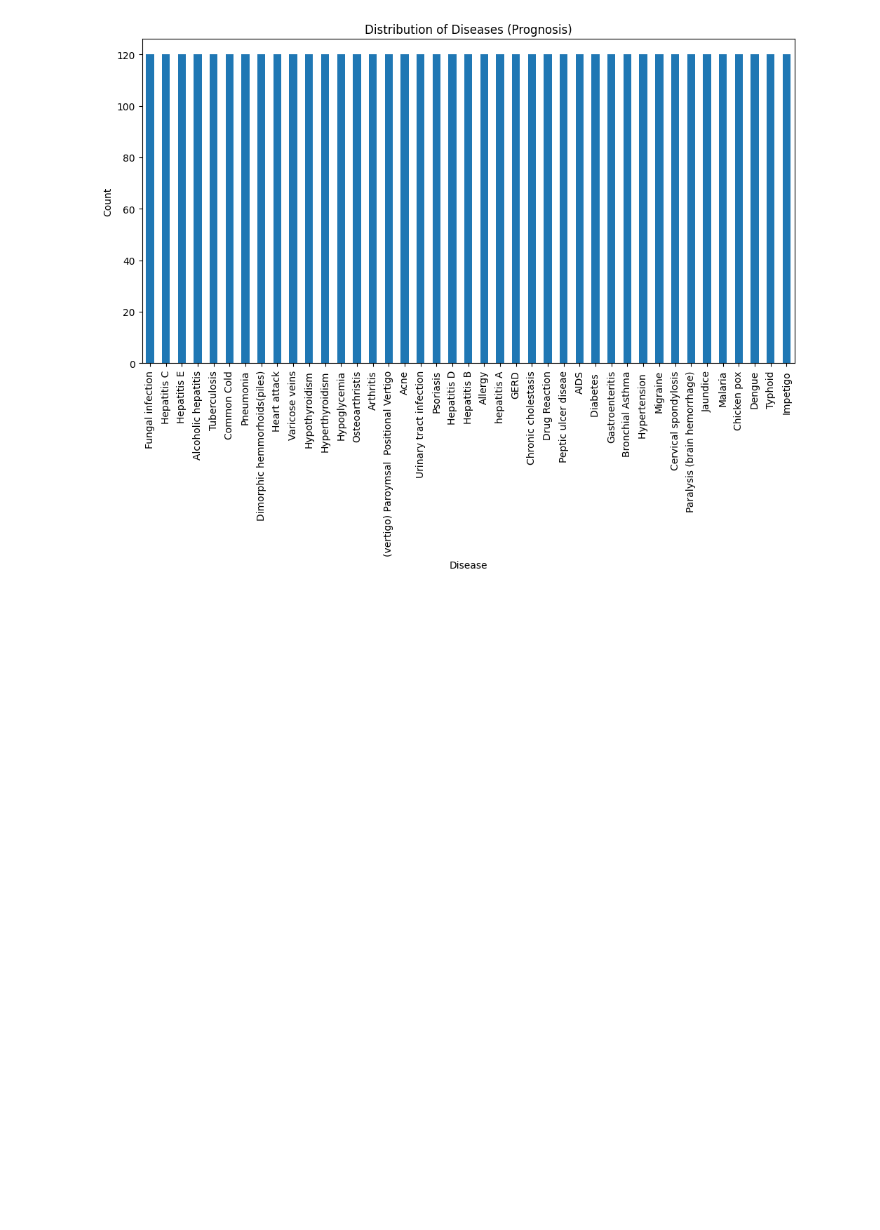
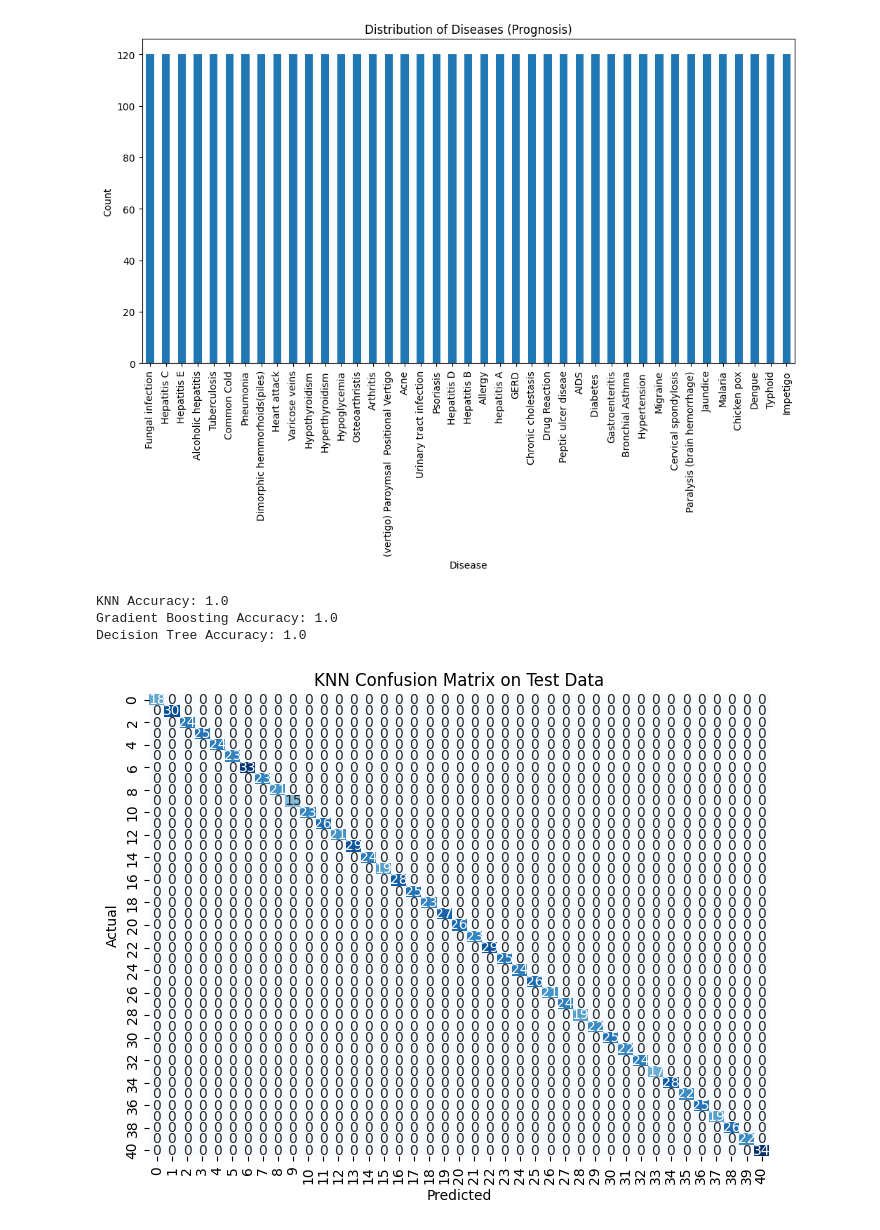
Before and after one commit to Tejaswar5/Disease-prediction, a Jupyter notebook: disease_prediction.ipynb, the cells around one changed output. Drawn from its saved outputs; the diff is of its cells as text; code cells hidden in the pictures; blank space fills up the shorter version.

```diff
--- a/disease_prediction.ipynb
+++ b/disease_prediction.ipynb
@@ -74,0 +80,6 @@ X_train, X_test, y_train, y_test = train_test_split(X, y, test_size=0.2, random_
+# %%
+# Train and evaluate KNN model
+knn = KNeighborsClassifier()
+knn.fit(X_train, y_train)
+knn_pred = knn.predict(X_test)
+knn_accuracy = accuracy_score(y_test, knn_pred)
@@ -74,0 +98,20 @@ X_train, X_test, y_train, y_test = train_test_split(X, y, test_size=0.2, random_
+# %%
+# Print model accuracies
+print(f"KNN Accuracy: {knn_accuracy}")
+print(f"Gradient Boosting Accuracy: {gb_accuracy}")
+print(f"Decision Tree Accuracy: {dt_accuracy}")
+# %% [output]
+KNN Accuracy: 1.0
+Gradient Boosting Accuracy: 1.0
+Decision Tree Accuracy: 1.0
+# %%
+# Confusion Matrix for KNN model
+knn_cm = confusion_matrix(y_test, knn_pred)
+plt.figure(figsize=(8, 6))
+sns.heatmap(knn_cm, annot=True, cmap='Blues', fmt='d', cbar=False)
+plt.title("KNN Confusion Matrix on Test Data")
+plt.xlabel('Predicted')
+plt.ylabel('Actual')
+plt.show()
+# %% [output]
+[figure, added]
```
Also changed, not shown: parts of 5 cells of this notebook.
